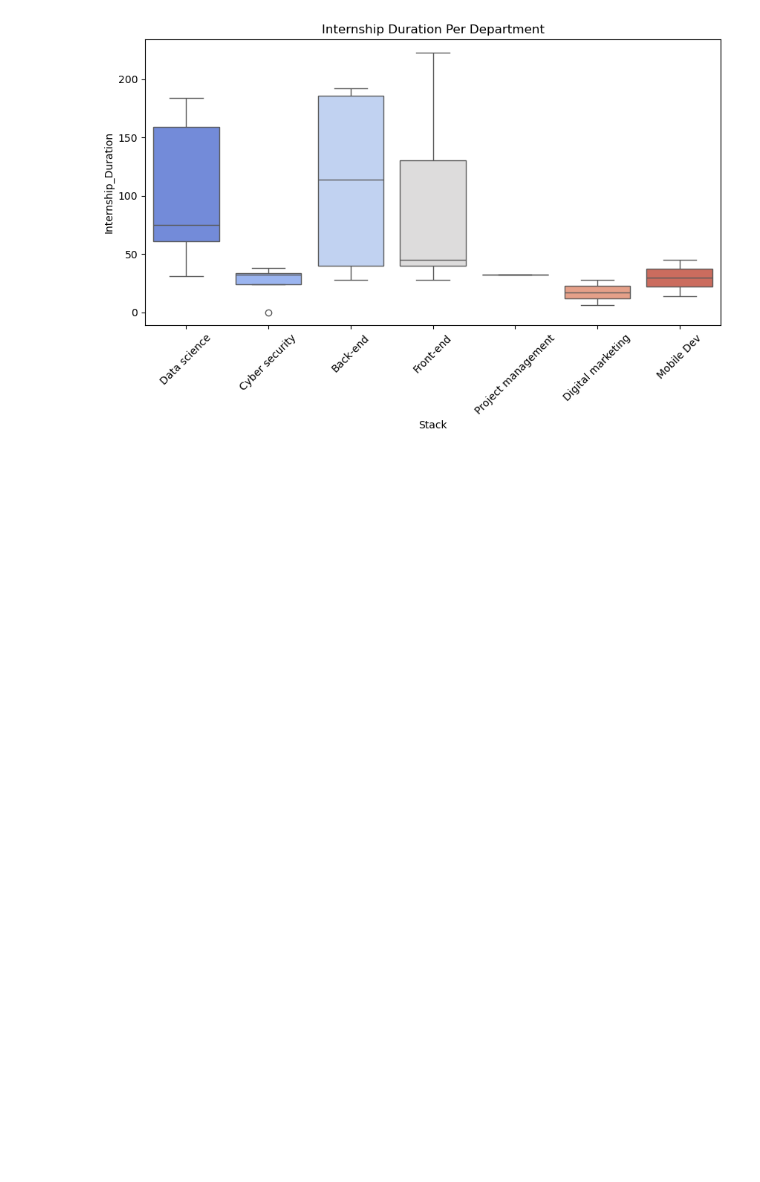
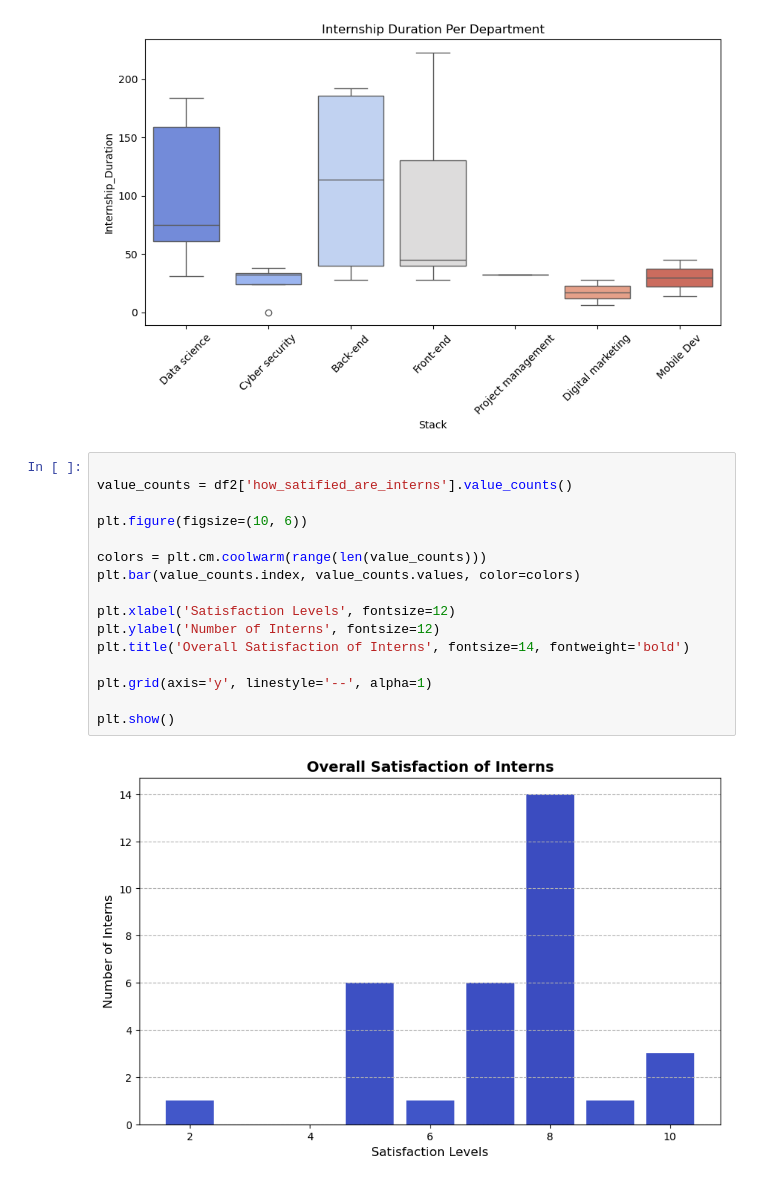
Before and after one commit to MUYAHGaious/Intern_satisfaction, a Jupyter notebook: analysis.ipynb, the cells around one changed output. Cells and saved outputs as stored; diff of their text form; blank space fills up the shorter version.

```diff
--- a/analysis.ipynb
+++ b/analysis.ipynb
@@ -557,3 +557,21 @@ Passing `palette` without assigning `hue` is deprecated and will be removed in v
 
   sns.boxplot(x=df1["Stack"], y=df1["Internship_Duration"], palette="coolwarm")
 [figure]
+# %%
+
+value_counts = df2['how_satified_are_interns'].value_counts()
+
+plt.figure(figsize=(10, 6))
+
+colors = plt.cm.coolwarm(range(len(value_counts)))
+plt.bar(value_counts.index, value_counts.values, color=colors)
+
+plt.xlabel('Satisfaction Levels', fontsize=12)
+plt.ylabel('Number of Interns', fontsize=12)
+plt.title('Overall Satisfaction of Interns', fontsize=14, fontweight='bold')
+
+plt.grid(axis='y', linestyle='--', alpha=1)
+
+plt.show()
+# %% [output]
+[figure, added]
```
Also changed, not shown: parts of 4 cells of this notebook.
